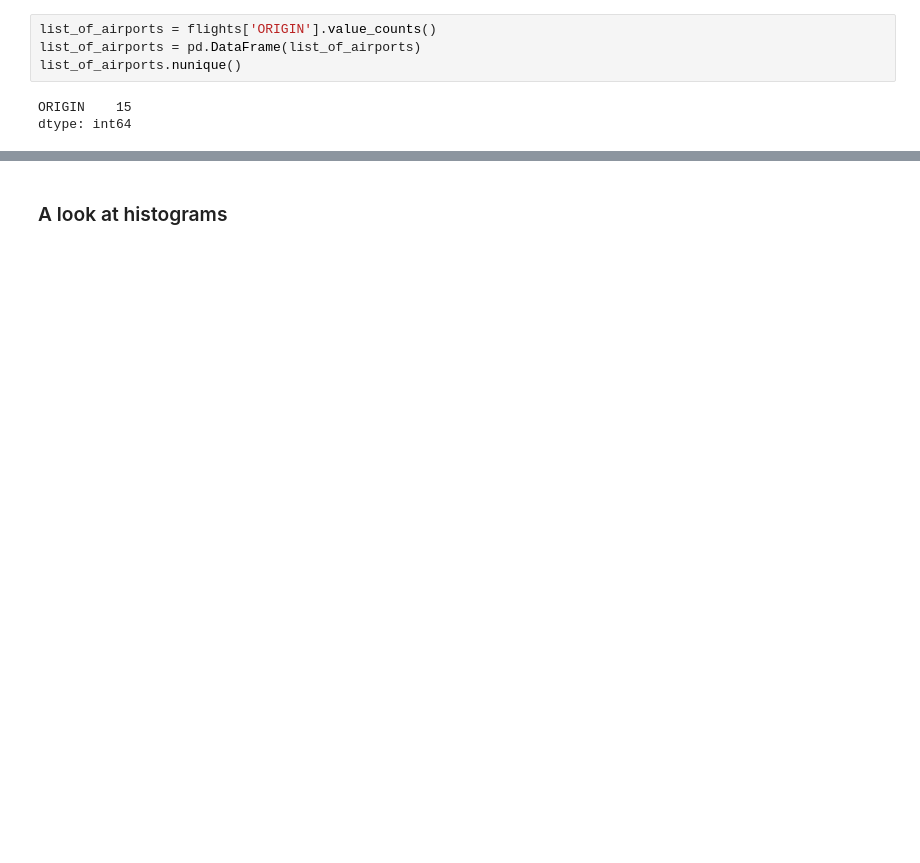
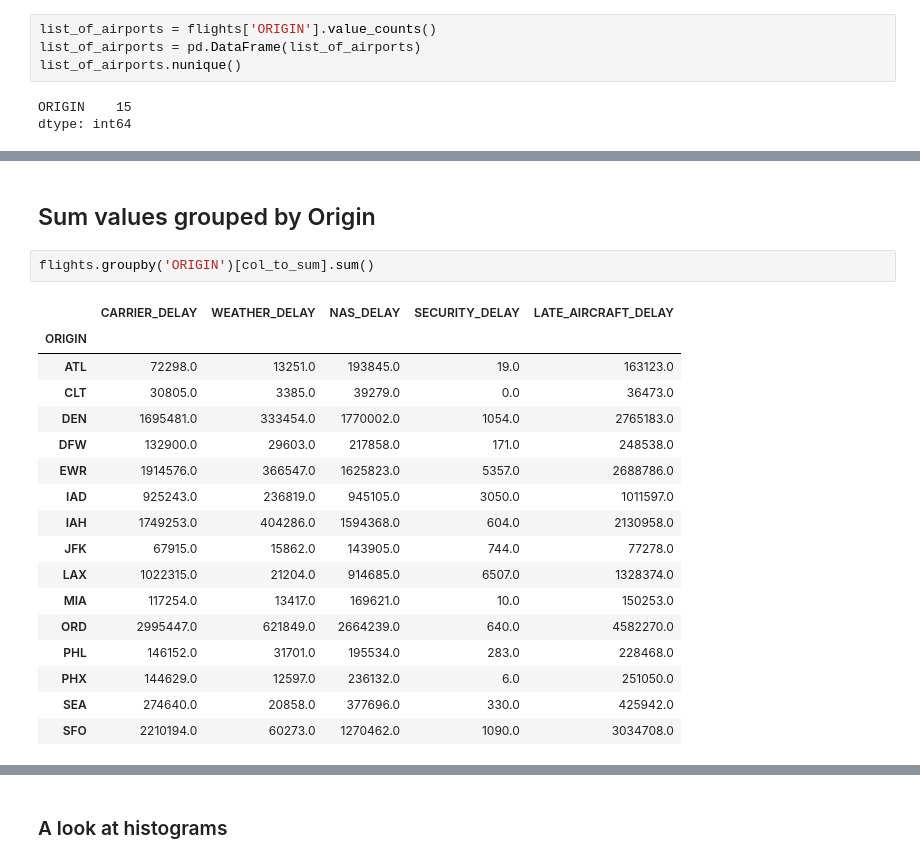
Before and after one commit to CLOUD-NINE-FLIGHT-SOLUTIONS/CLOUD-NINE-FLIGHT-SOLUTIONS, a Jupyter notebook: Mannie/explore.ipynb, the cells around one changed output, grey strips where cells are left out. Cells and saved outputs as stored; diff of their text form; blank space fills up the shorter version.

```diff
--- a/Mannie/explore.ipynb
+++ b/Mannie/explore.ipynb
@@ -186,0 +261,22 @@ chi2, p
+# %% [markdown]
+## Sum values grouped by Origin
+# %%
+flights.groupby('ORIGIN')[col_to_sum].sum()
+# %% [output]
+|  | CARRIER_DELAY | WEATHER_DELAY | NAS_DELAY | SECURITY_DELAY | LATE_AIRCRAFT_DELAY |
+| ORIGIN |  |  |  |  |  |
+| ATL | 72298.0 | 13251.0 | 193845.0 | 19.0 | 163123.0 |
+| CLT | 30805.0 | 3385.0 | 39279.0 | 0.0 | 36473.0 |
+| DEN | 1695481.0 | 333454.0 | 1770002.0 | 1054.0 | 2765183.0 |
+| DFW | 132900.0 | 29603.0 | 217858.0 | 171.0 | 248538.0 |
+| EWR | 1914576.0 | 366547.0 | 1625823.0 | 5357.0 | 2688786.0 |
+| IAD | 925243.0 | 236819.0 | 945105.0 | 3050.0 | 1011597.0 |
+| IAH | 1749253.0 | 404286.0 | 1594368.0 | 604.0 | 2130958.0 |
+| JFK | 67915.0 | 15862.0 | 143905.0 | 744.0 | 77278.0 |
+| LAX | 1022315.0 | 21204.0 | 914685.0 | 6507.0 | 1328374.0 |
+| MIA | 117254.0 | 13417.0 | 169621.0 | 10.0 | 150253.0 |
+| ORD | 2995447.0 | 621849.0 | 2664239.0 | 640.0 | 4582270.0 |
+| PHL | 146152.0 | 31701.0 | 195534.0 | 283.0 | 228468.0 |
+| PHX | 144629.0 | 12597.0 | 236132.0 | 6.0 | 251050.0 |
+| SEA | 274640.0 | 20858.0 | 377696.0 | 330.0 | 425942.0 |
+| SFO | 2210194.0 | 60273.0 | 1270462.0 | 1090.0 | 3034708.0 |
```
Also changed, not shown: parts of 66 cells of this notebook, 4 other files.
